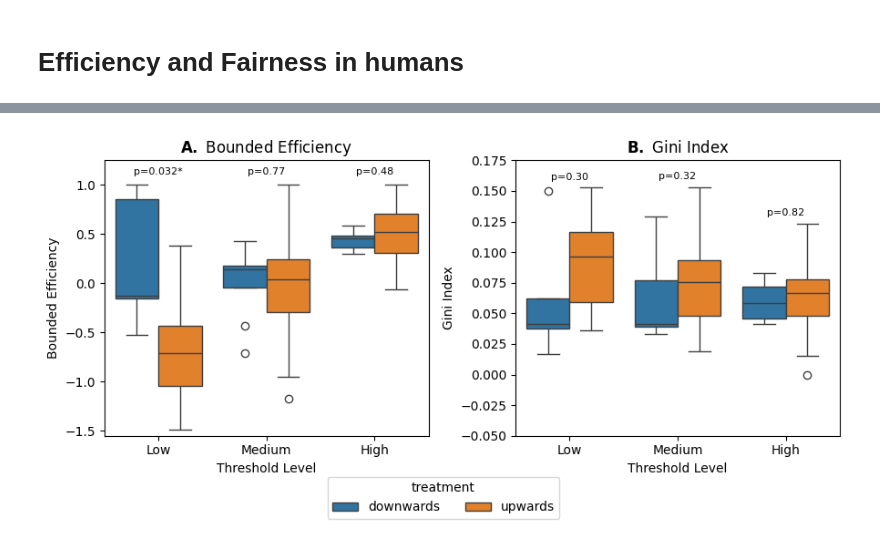
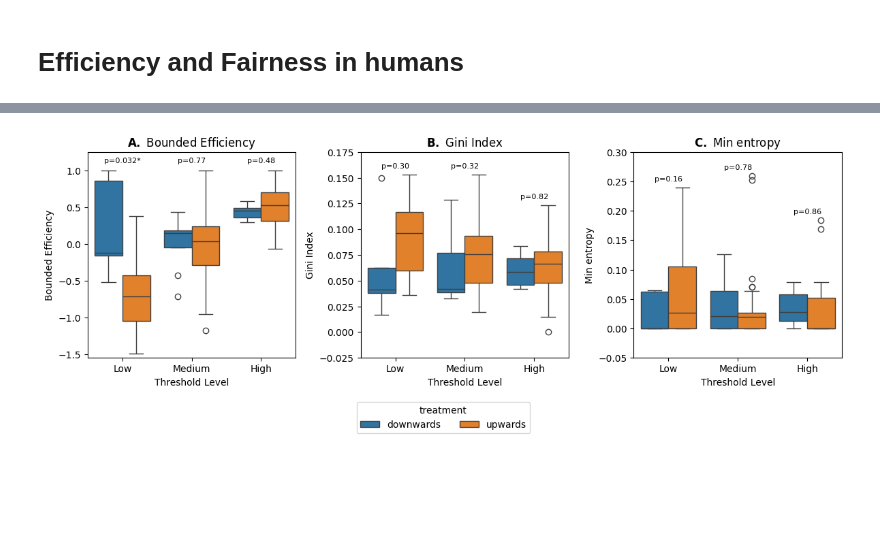
Before and after one commit to EAndrade-Lotero/Cognitive_Models_El_Farol_Bar_Problem, a Jupyter notebook: Notebooks/exp_figs_2_4.ipynb, the cells around one changed output, grey strips where cells are left out. Saved outputs shown, nothing was run; the diff lists cells and outputs as text; code cells hidden in the pictures; blank space fills up the shorter version.

Commit message:
add min entropy to figures and fixed cherrypick

```diff
--- a/Notebooks/exp_figs_2_4.ipynb
+++ b/Notebooks/exp_figs_2_4.ipynb
@@ -26,7 +26,8 @@ data = pd.read_csv(path_to_data)
 gm = GetMeasurements(
     data=data,
     measures=[
-        'efficiency', 'bounded_efficiency', 'gini_index', 'entropy',
+        'efficiency', 'bounded_efficiency', 'gini_index',
+        'entropy', 'min_entropy',
     ],
     T=20
 )
@@ -221,7 +222,7 @@ def annotate_binwise_welch(ax, data, x, y, hue, order=None):
         ax.set_ylim(y_lo, max(y_hi, max(tops) + pad))
 
 
-fig, ax = plt.subplots(1, 2, figsize=(9, 4), tight_layout=True)
+fig, ax = plt.subplots(1, 3, figsize=(12, 4), tight_layout=True)
 
 sns.boxplot(
     data=plot_df,
@@ -229,35 +230,50 @@ sns.boxplot(
     y="bounded_efficiency",
     hue="treatment",
     order=bin_order,
     ax=ax[0],
 )
 annotate_binwise_welch(ax[0], plot_df, "threshold_bin", "bounded_efficiency", "treatment")
 ax[0].set_ylim(-1.55, 1.25)
 ax[0].set_title(r"$\bf{A.}$ Bounded Efficiency")
 ax[0].set_xlabel("Threshold Level")
 ax[0].set_ylabel("Bounded Efficiency")
 
 sns.boxplot(
     data=plot_df,
     x="threshold_bin",
     y="gini_index",
     hue="treatment",
     order=bin_order,
     ax=ax[1],
 )
 annotate_binwise_welch(ax[1], plot_df, "threshold_bin", "gini_index", "treatment")
-ax[1].set_ylim(-0.05, 0.175)
+ax[1].set_ylim(-0.025, 0.175)
 ax[1].set_title(r"$\bf{B.}$ Gini Index")
 ax[1].set_xlabel("Threshold Level")
 ax[1].set_ylabel("Gini Index")
+
+sns.boxplot(
+    data=plot_df,
+    x="threshold_bin",
+    y="min_entropy",
+    hue="treatment",
+    order=bin_order,
+    ax=ax[2],
+)
+annotate_binwise_welch(ax[2], plot_df, "threshold_bin", "min_entropy", "treatment")
+ax[2].set_ylim(-0.05, 0.3)
+ax[2].set_title(r"$\bf{C.}$ Min entropy")
+ax[2].set_xlabel("Threshold Level")
+ax[2].set_ylabel("Min entropy")
 
 # One legend for the figure (optional)
 handles, labels = ax[0].get_legend_handles_labels()
 ax[0].legend_.remove()
 ax[1].legend_.remove()
-fig.legend(handles, labels, title="treatment", loc="upper center", ncol=2, bbox_to_anchor=(0.5, 0.05))
+ax[2].legend_.remove()
+fig.legend(handles, labels, title="treatment", loc="upper center", ncol=2, bbox_to_anchor=(0.5, 0.001))
 plt.show()
 # %% [output]
-[figure, old version]
+[figure, new version]
 # %%
 fig.savefig(PATHS['exploratory_figures'] / 'Fig4.png', dpi=300, bbox_inches='tight')
```
Also changed, not shown: parts of 2 cells of this notebook, 11 other files.
